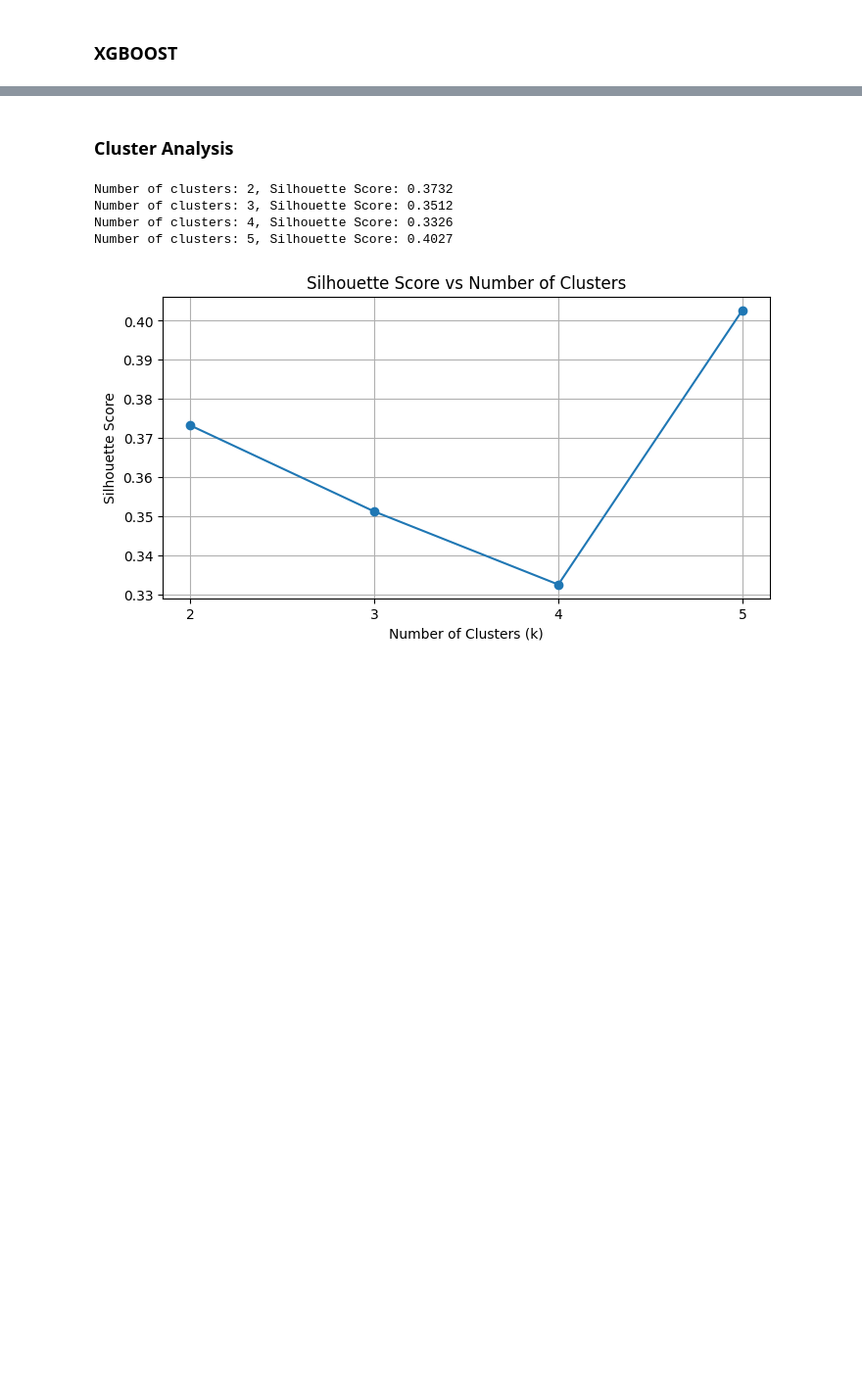
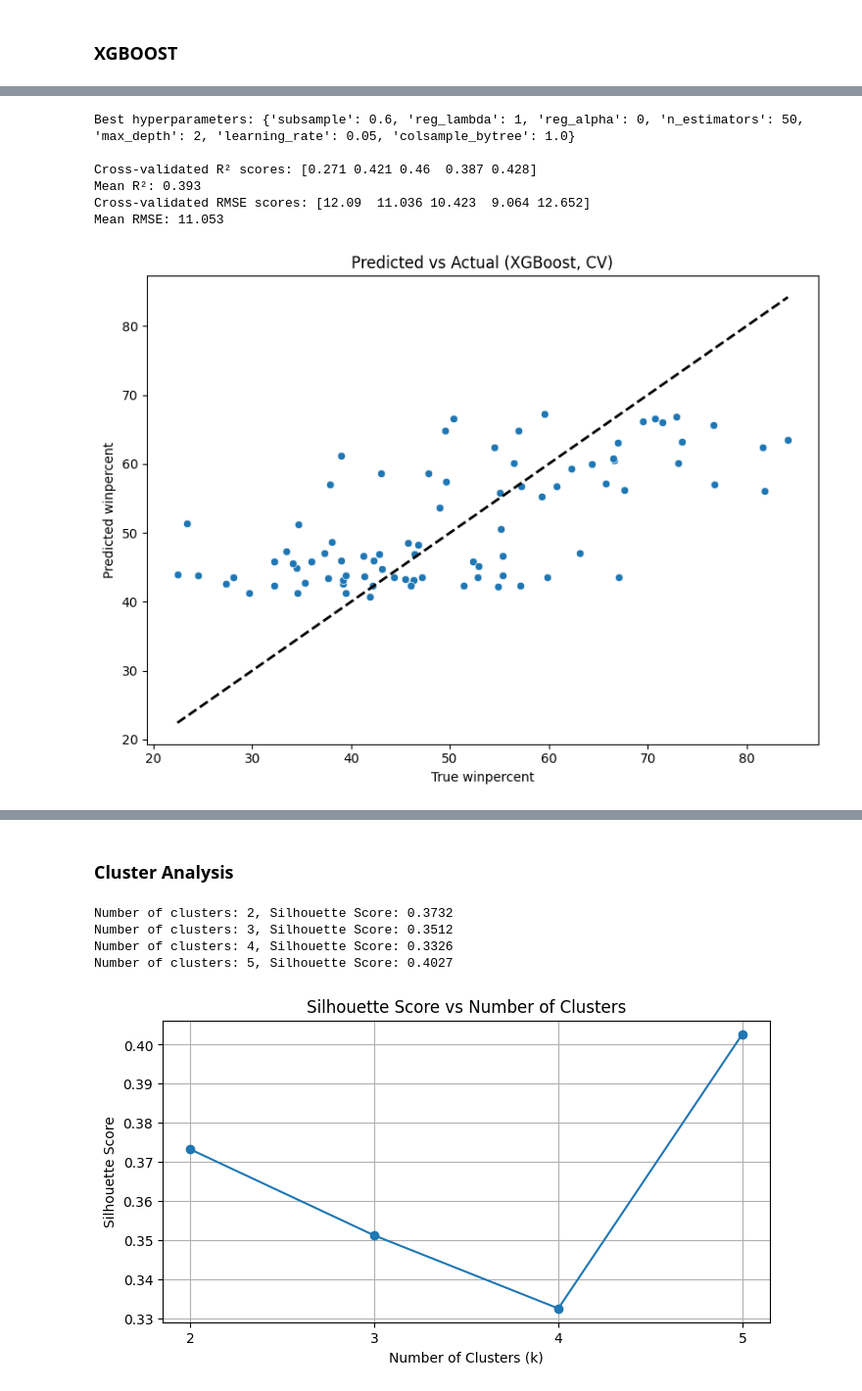
Before and after one commit to agiedke/candy_case, a Jupyter notebook: notebooks/notebook_2_modeling.ipynb, the cells around one changed output, grey strips where cells are left out. Shown: that part at 98% size. Cells and saved outputs as stored; diff of their text form; code cells hidden in the pictures; blank space fills up the shorter version.

```diff
--- a/notebooks/notebook_2_modeling.ipynb
+++ b/notebooks/notebook_2_modeling.ipynb
@@ -284,0 +188,72 @@ Average RMSE: 150.894371537229
+# %%
+xgb_model = xgb.XGBRegressor(
+    objective='reg:squarederror',
+    random_state=42,
+    verbosity=0
+)
+
+param_dist = {
+    'n_estimators': [50, 100, 200],
+    'max_depth': [2, 3, 4, 5],
+    'learning_rate': [0.01, 0.05, 0.1, 0.2],
+    'subsample': [0.6, 0.8, 1.0],
+    'colsample_bytree': [0.6, 0.8, 1.0],
+    'reg_alpha': [0, 0.1, 1],
+    'reg_lambda': [0.5, 1, 2]
+}
+
+random_search = RandomizedSearchCV(
+    estimator=xgb_model,
+    param_distributions=param_dist,
+    scoring='neg_root_mean_squared_error',
+    n_iter=25,
+    cv=5,
+    random_state=42,
+    n_jobs=-1
+)
+
+random_search.fit(X, y)
+best_model = random_search.best_estimator_
+print("Best hyperparameters:", random_search.best_params_)
+
+kf = KFold(n_splits=5, shuffle=True, random_state=42)
+
+r2_scores = cross_val_score(best_model, X, y, cv=kf, scoring='r2')
+neg_mse_scores = cross_val_score(best_model, X, y, cv=kf, scoring=make_scorer(mean_squared_error))
+rmse_scores = np.sqrt(neg_mse_scores)
+
+print("\nCross-validated R² scores:", np.round(r2_scores, 3))
+print("Mean R²: {:.3f}".format(np.mean(r2_scores)))
+print("Cross-validated RMSE scores:", np.round(rmse_scores, 3))
+print("Mean RMSE: {:.3f}".format(np.mean(rmse_scores)))
+
+y_pred = cross_val_predict(best_model, X, y, cv=kf)
+
+plt.figure(figsize=(8, 6))
+sns.scatterplot(x=y, y=y_pred)
+plt.plot([y.min(), y.max()], [y.min(), y.max()], 'k--', lw=2)
+plt.xlabel("True winpercent")
+plt.ylabel("Predicted winpercent")
+plt.title("Predicted vs Actual (XGBoost, CV)")
+plt.tight_layout()
+plt.show()
+
+best_model.fit(X, y)
+
+importances = best_model.feature_importances_
+importances_series = pd.Series(importances, index=X.columns).sort_values(ascending=True)
+
+plt.figure(figsize=(8, 6))
+importances_series.plot(kind='barh')
+plt.title("Feature Importance (XGBoost)")
+plt.xlabel("Importance")
+plt.tight_layout()
+plt.show()
+# %% [output]
+Best hyperparameters: {'subsample': 0.6, 'reg_lambda': 1, 'reg_alpha': 0, 'n_estimators': 50, 'max_depth': 2, 'learning_rate': 0.05, 'colsample_bytree': 1.0}
+
+Cross-validated R² scores: [0.271 0.421 0.46  0.387 0.428]
+Mean R²: 0.393
+Cross-validated RMSE scores: [12.09  11.036 10.423  9.064 12.652]
+Mean RMSE: 11.053
+[figure, added]
```
Also changed, not shown: parts of 22 cells of this notebook, 4 other files.
